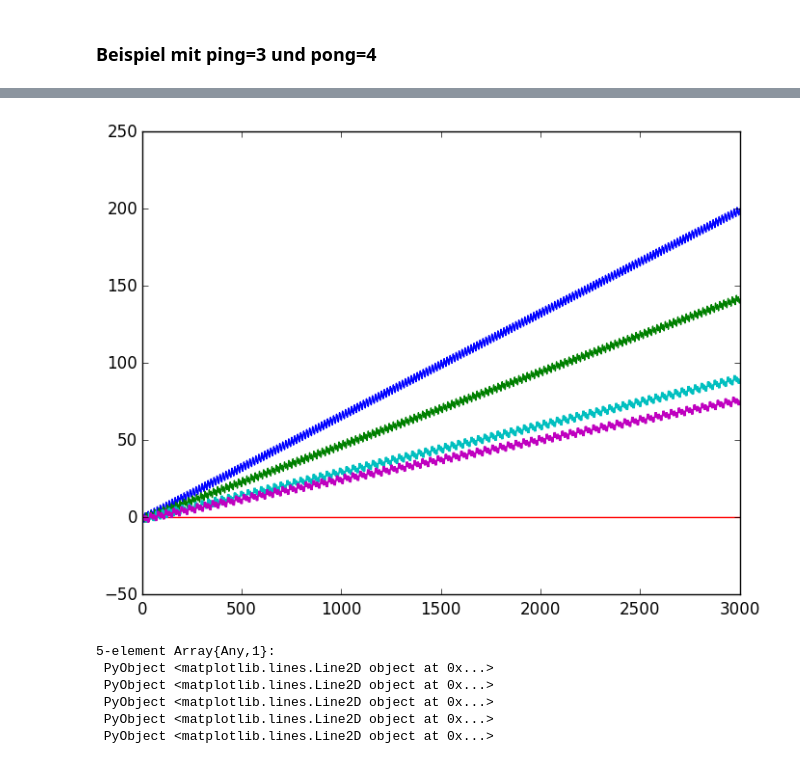
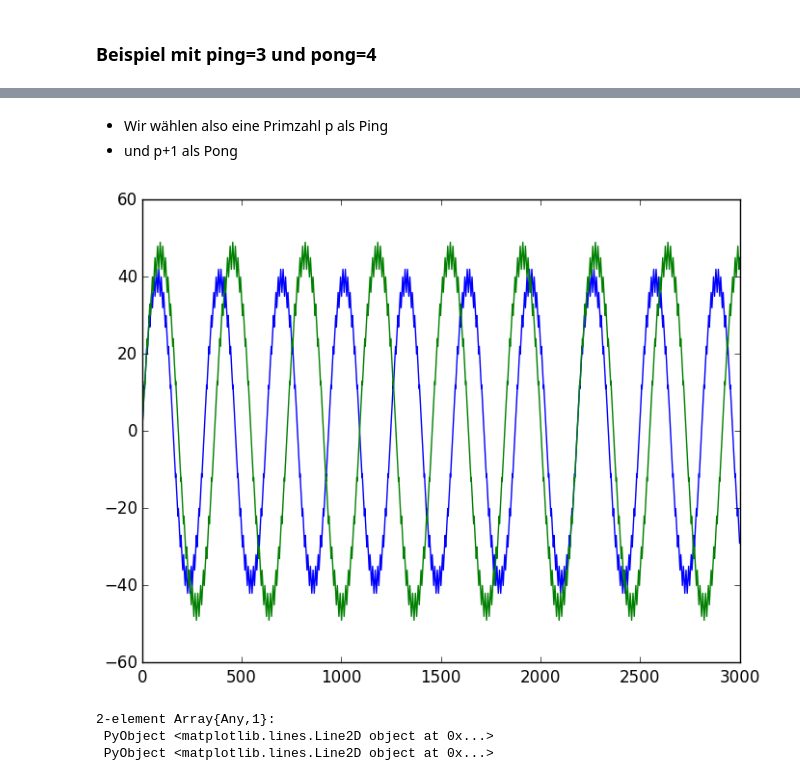
Before and after one commit to mgje/Python-Mathematik-Beispiele, a Jupyter notebook: notebook/Sin_Approximation.ipynb, the cells around one changed output, grey strips where cells are left out. Cells and saved outputs as stored; diff of their text form; code cells hidden in the pictures.

```diff
--- a/notebook/Sin_Approximation.ipynb
+++ b/notebook/Sin_Approximation.ipynb
@@ -80,13 +66,12 @@ Writing IJulia kernelspec to /Users/guggisbe/.ipython/kernels/julia 0.3/kernel.j
+# %% [markdown]
+- Wir wählen also eine Primzahl p als Ping
+- und p+1 als Pong
 # %%
-ymap = [pingpong(n,k,3) for n in 1:3000, k in 5:2:13
-
-]
-plot(ymap)
+prim = 13
+y = [pp(n,prim,prim+i) for n in 1:3000, i in -1:2:1]
+plot(y)
 # %% [output]
-[figure, old version]
+[figure, new version]
-5-element Array{Any,1}:
+2-element Array{Any,1}:
  PyObject <matplotlib.lines.Line2D object at 0x...>
  PyObject <matplotlib.lines.Line2D object at 0x...>
- PyObject <matplotlib.lines.Line2D object at 0x...>
- PyObject <matplotlib.lines.Line2D object at 0x...>
- PyObject <matplotlib.lines.Line2D object at 0x...>
```
Also changed, not shown: parts of 25 cells of this notebook.
